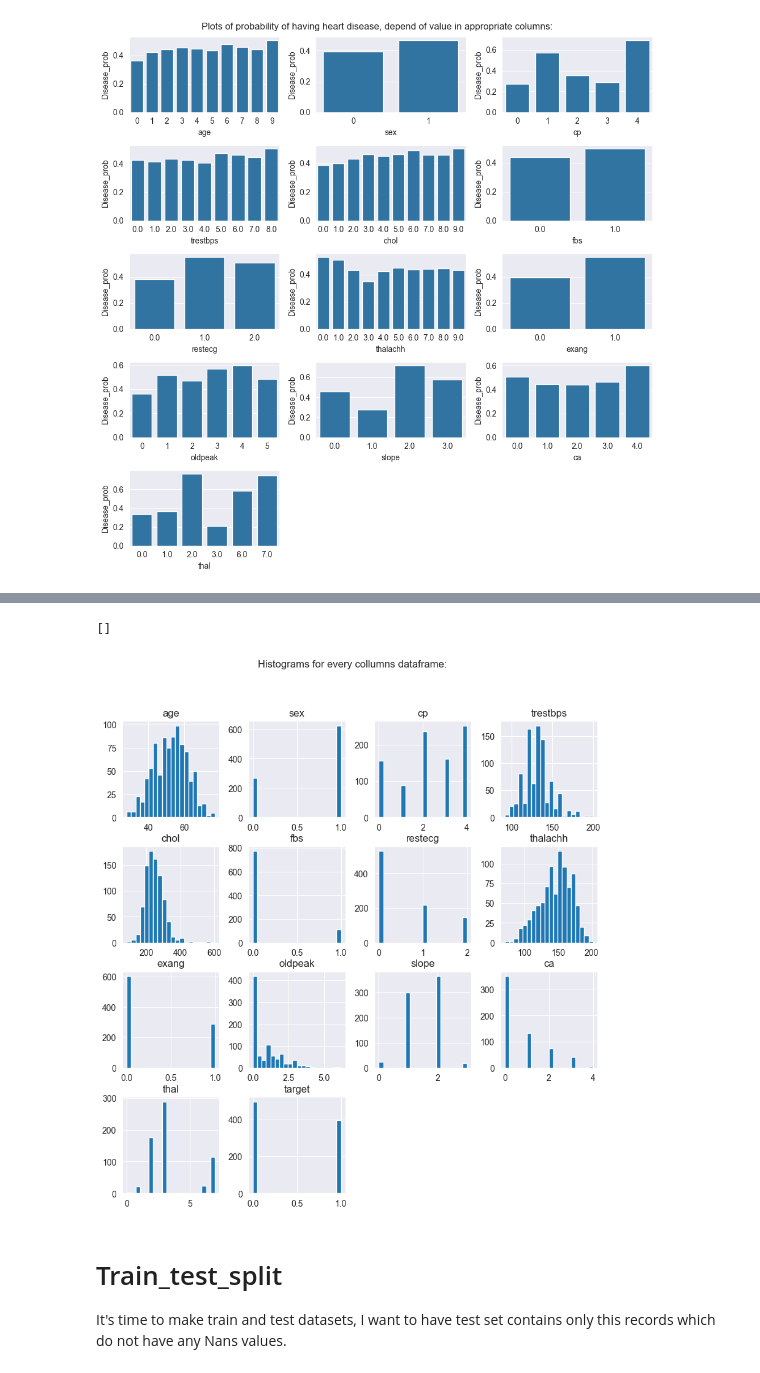
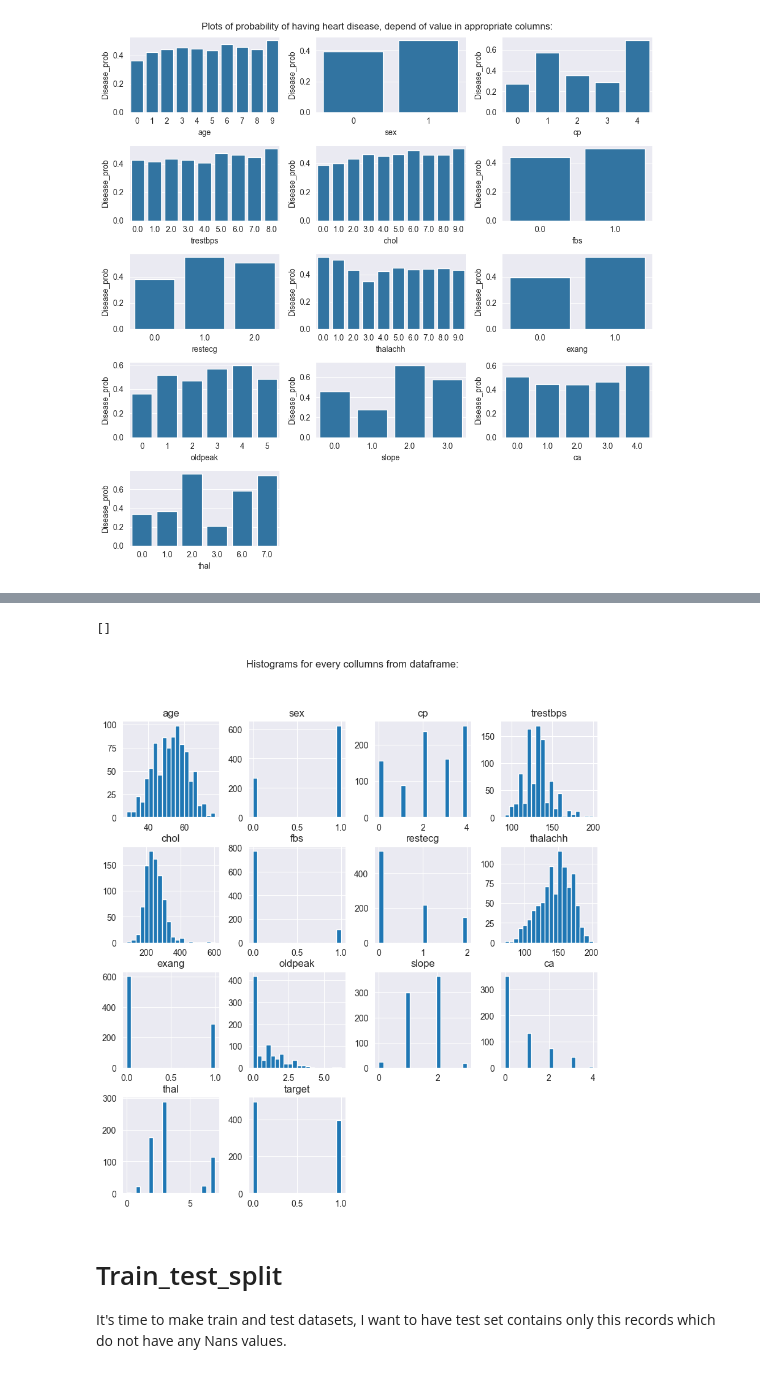
Before and after one commit to DamianM02/IB, a Jupyter notebook: xD2.ipynb, the cells around one changed output, grey strips where cells are left out. Drawn from its saved outputs; the diff is of its cells as text; code cells hidden in the pictures.

```diff
--- a/xD2.ipynb
+++ b/xD2.ipynb
@@ -164,13 +164,12 @@ Matrix of correlation coefficients:
 | thal | 0.024821 | 0.201385 | 0.546983 | 0.062468 | 0.052473 | 0.000230 | 0.150532 | -0.162395 | 0.182091 | 0.149270 | 0.233429 | ... |
 | target | 0.061686 | 0.068153 | 0.224668 | 0.038586 | 0.075108 | 0.037819 | 0.127815 | -0.048737 | 0.147273 | 0.133754 | 0.355898 | ... |
 # %%
-
 raw_dataset.hist(bins=20, figsize=(10, 10))
-plt.suptitle("Histograms for every collumns dataframe:")
+plt.suptitle("Histograms for every collumns from dataframe:")
 plt.plot()
 # %% [output]
 []
-[figure, old version]
+[figure, new version]
 # %% [markdown]
 # Train_test_split
 
```
Also changed, not shown: parts of 46 cells of this notebook.
